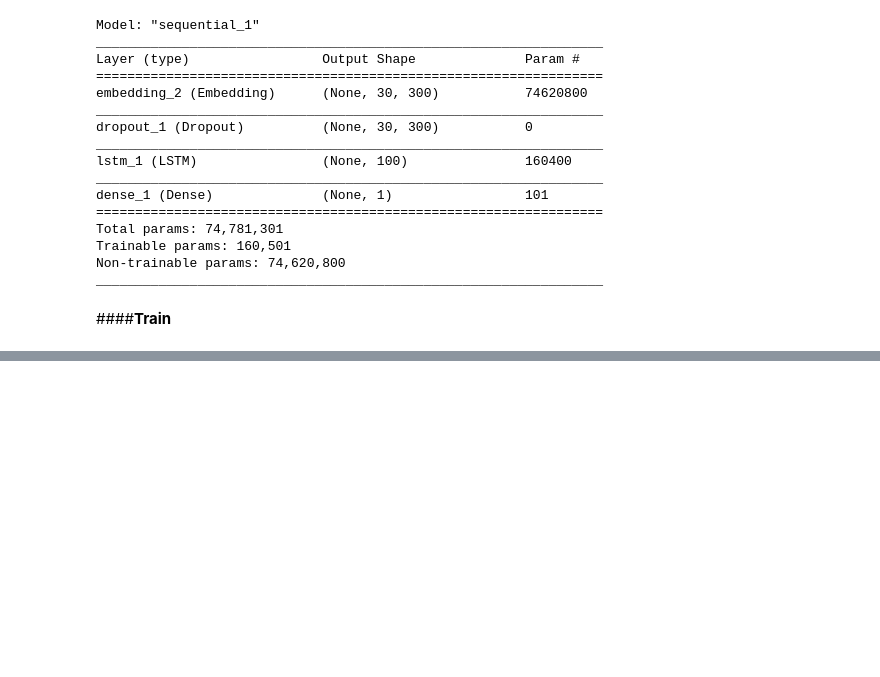
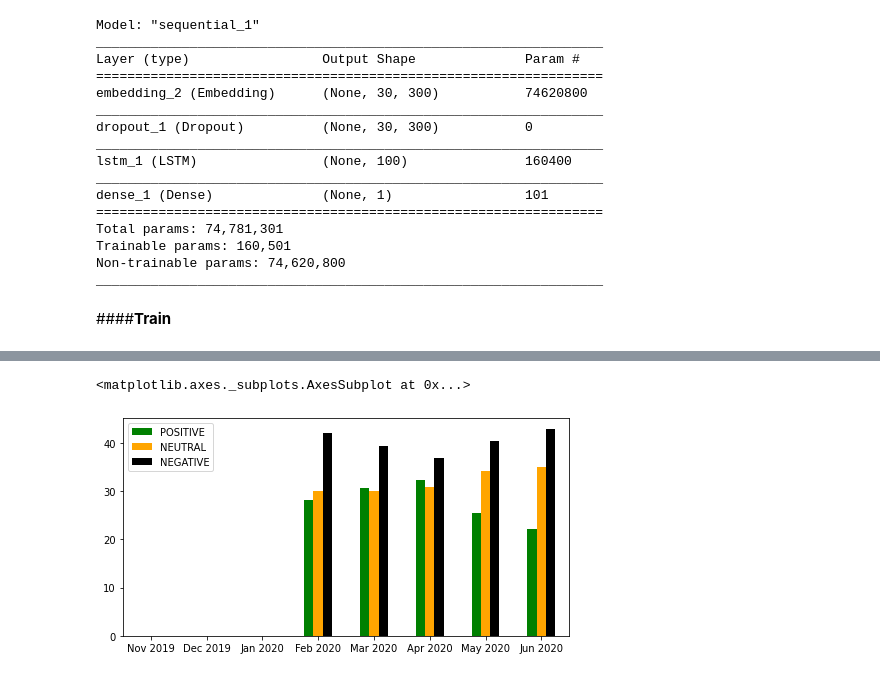
Before and after one commit to UliksSekiraqa/StockMarketAnalysis, a Jupyter notebook: Twitter_API.ipynb, the cells around one changed output, grey strips where cells are left out. Drawn from its saved outputs; the diff is of its cells as text; code cells hidden in the pictures; blank space fills up the shorter version.

```diff
--- a/Twitter_API.ipynb
+++ b/Twitter_API.ipynb
@@ -506,0 +667,3 @@ Epoch 6/8
+# %%
+df = df.drop(columns=['User', 'Date', 'Favorites', 'Retweets', 'Mentions', 'HashTags'])
+df
@@ -506,0 +684,9 @@ Epoch 6/8
+# %%
+df['Sentiment'] = np.nan
+df['Score'] = np.nan
+
+for i in df.index.values:
+    prediction = predict(df.loc[i,'Text'])
+    df.loc[i,'Sentiment'] = prediction.get('label')
+    df.loc[i,'Score'] = prediction.get('score')
+df
@@ -506,0 +707,4 @@ Epoch 6/8
+# %%
+months = ['Nov 2019','Dec 2019','Jan 2020','Feb 2020','Mar 2020','Apr 2020','May 2020', 'Jun 2020']
+all_sentiments = pd.DataFrame(index=months, columns=['POSITIVE','NEUTRAL','NEGATIVE'])
+all_sentiments
@@ -506,0 +721,8 @@ Epoch 6/8
+# %%
+pos = len(df.loc[df['Sentiment'] == POSITIVE]) / len(df) * 100
+neg = len(df.loc[df['Sentiment'] == NEGATIVE]) / len(df) * 100
+neu = len(df.loc[df['Sentiment'] == NEUTRAL]) / len(df) * 100
+
+all_sentiments.loc['Jun 2020','POSITIVE'] = pos
+all_sentiments.loc['Jun 2020','NEGATIVE'] = neg
+all_sentiments.loc['Jun 2020','NEUTRAL'] = neu
@@ -506,0 +888,5 @@ Epoch 6/8
+# %%
+all_sentiments.plot.bar(rot=0, figsize=(8,4), color=['green','orange','black'])
+# %% [output]
+<matplotlib.axes._subplots.AxesSubplot at 0x...>
+[figure, added]
```
Also changed, not shown: parts of 38 cells of this notebook.
